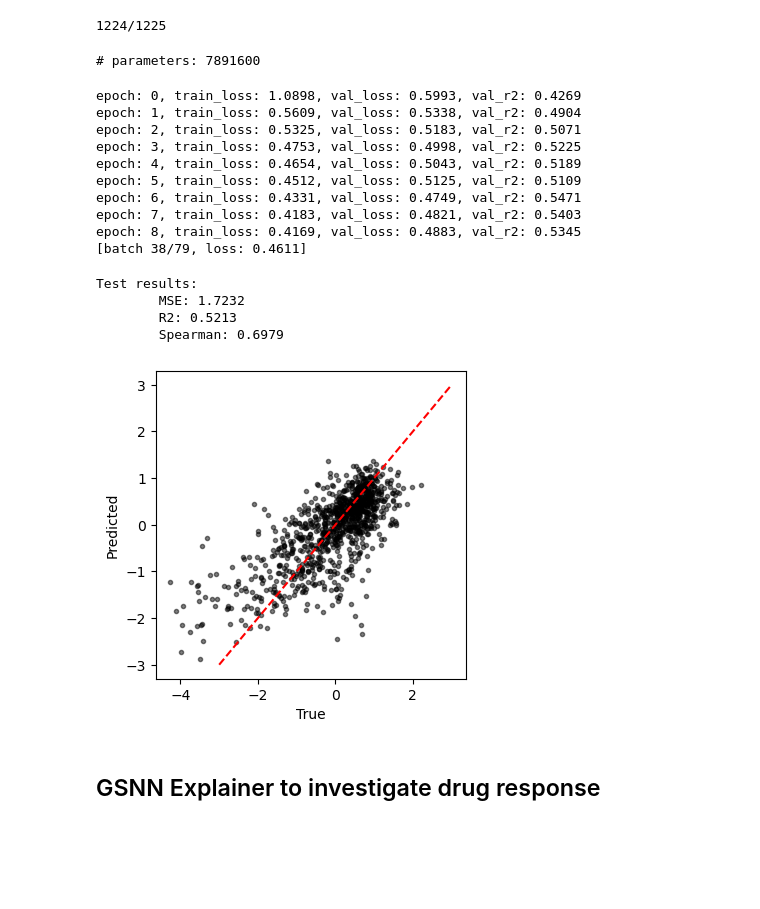
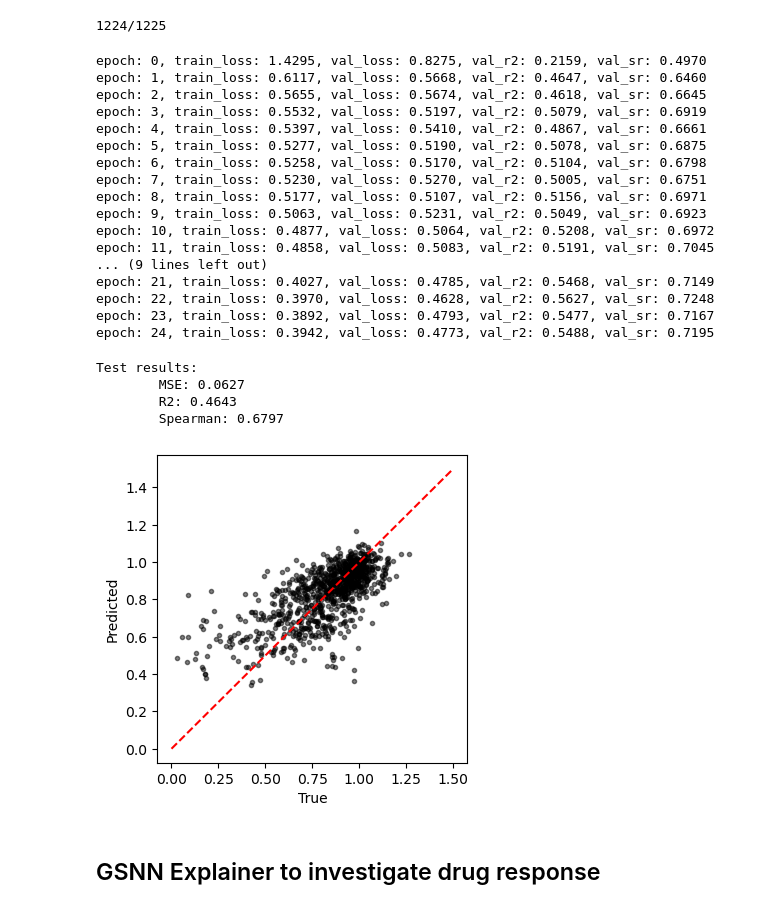
Before and after one commit to nathanieljevans/GSNN, a Jupyter notebook: docs/tutorials/09_drugcell_implementation.ipynb, the cells around one changed output. Drawn from its saved outputs; the diff is of its cells as text; code cells hidden in the pictures; blank space fills up the shorter version.

```diff
--- a/docs/tutorials/09_drugcell_implementation.ipynb
+++ b/docs/tutorials/09_drugcell_implementation.ipynb
@@ -125,21 +125,3 @@ val_loader = torch.utils.data.DataLoader(val_dataset, batch_size=128, shuffle=Fa
-# %%
-x_cell, x_drug, y = next(iter(train_loader))
-# %%
-model = GSNN(edge_index_dict = data.edge_index_dict,
-             node_names_dict = data.node_names_dict,
-             channels = 10,
-             layers = 10,
-             dropout = 0,
-             share_layers = False,
-             add_function_self_edges = True,
-             norm = 'batch',
-             init = 'kaiming',
-             checkpoint = True,
-             residual = True)
-
-print(f'# parameters: {sum(p.numel() for p in model.parameters())}')
-# %% [output]
-# parameters: 7891600
 # %%
 class DrugCell(torch.nn.Module):
 
@@ -165,9 +147,9 @@ class DrugCell(torch.nn.Module):
 gsnn_kwargs = {'edge_index_dict':data.edge_index_dict,
                'node_names_dict':data.node_names_dict,
                'channels':5,
-               'layers':5,
+               'layers':4,
                'dropout':0.05,
-               'share_layers':False,
+               'share_layers':True,
                'add_function_self_edges':True,
                'norm':'batch',
                'init':'kaiming',
@@ -181,13 +163,13 @@ nn_kwargs = {'in_channels':1024,
              'dropout':0.05,
              'nonlin':torch.nn.ELU,
              'out':None,
-             'norm':torch.nn.LayerNorm}
+             'norm':torch.nn.BatchNorm1d}
 
 device = torch.device('cuda' if torch.cuda.is_available() else 'cpu')
 
 model = DrugCell(gsnn_kwargs, nn_kwargs).to(device)
 
-optim = torch.optim.Adam(model.parameters(), lr=1e-3, weight_decay=1e-5)
+optim = torch.optim.AdamW(model.parameters(), lr=1e-3, weight_decay=1e-2)
 crit = torch.nn.MSELoss()
 # %%
 
@@ -213,35 +195,44 @@ for epoch in range(25):
     torch.cuda.empty_cache()
 
     model.eval()
-    val_loss = 0 ; val_r2 = 0
+    val_loss = 0 ; val_r2 = 0 ; val_sr = 0
     with torch.no_grad():
         for x_cell, x_drug, y in val_loader:
             yhat = model(x_cell.to(device), x_drug.to(device))
             loss = crit(yhat.squeeze(), y.to(device))
             val_loss += loss.item()
             val_r2 += r2_score(y.cpu().numpy().ravel(), yhat.cpu().numpy().ravel())
+            val_sr += spearmanr(y.cpu().numpy().ravel(), yhat.cpu().numpy().ravel())[0]
 
     train_loss /= len(train_loader)
     val_loss /= len(val_loader)
     val_r2 /= len(val_loader)
+    val_sr /= len(val_loader)
 
     # update and detach model state dict
     if val_loss < best_loss:
         best_loss = val_loss
         best_state_dict = {k:v.clone().detach().cpu() for k, v in model.state_dict().items()}
 
-    print(f'epoch: {epoch}, train_loss: {train_loss:.4f}, val_loss: {val_loss:.4f}, val_r2: {val_r2:.4f}')
+    print(f'epoch: {epoch}, train_loss: {train_loss:.4f}, val_loss: {val_loss:.4f}, val_r2: {val_r2:.4f}, val_sr: {val_sr:.4f}')
 # %% [output]
-epoch: 0, train_loss: 1.0898, val_loss: 0.5993, val_r2: 0.4269
-epoch: 1, train_loss: 0.5609, val_loss: 0.5338, val_r2: 0.4904
-epoch: 2, train_loss: 0.5325, val_loss: 0.5183, val_r2: 0.5071
-epoch: 3, train_loss: 0.4753, val_loss: 0.4998, val_r2: 0.5225
-epoch: 4, train_loss: 0.4654, val_loss: 0.5043, val_r2: 0.5189
-epoch: 5, train_loss: 0.4512, val_loss: 0.5125, val_r2: 0.5109
-epoch: 6, train_loss: 0.4331, val_loss: 0.4749, val_r2: 0.5471
-epoch: 7, train_loss: 0.4183, val_loss: 0.4821, val_r2: 0.5403
-epoch: 8, train_loss: 0.4169, val_loss: 0.4883, val_r2: 0.5345
-[batch 38/79, loss: 0.4611]
+epoch: 0, train_loss: 1.4295, val_loss: 0.8275, val_r2: 0.2159, val_sr: 0.4970
+epoch: 1, train_loss: 0.6117, val_loss: 0.5668, val_r2: 0.4647, val_sr: 0.6460
+epoch: 2, train_loss: 0.5655, val_loss: 0.5674, val_r2: 0.4618, val_sr: 0.6645
+epoch: 3, train_loss: 0.5532, val_loss: 0.5197, val_r2: 0.5079, val_sr: 0.6919
+epoch: 4, train_loss: 0.5397, val_loss: 0.5410, val_r2: 0.4867, val_sr: 0.6661
+epoch: 5, train_loss: 0.5277, val_loss: 0.5190, val_r2: 0.5078, val_sr: 0.6875
+epoch: 6, train_loss: 0.5258, val_loss: 0.5170, val_r2: 0.5104, val_sr: 0.6798
+epoch: 7, train_loss: 0.5230, val_loss: 0.5270, val_r2: 0.5005, val_sr: 0.6751
+epoch: 8, train_loss: 0.5177, val_loss: 0.5107, val_r2: 0.5156, val_sr: 0.6971
+epoch: 9, train_loss: 0.5063, val_loss: 0.5231, val_r2: 0.5049, val_sr: 0.6923
+epoch: 10, train_loss: 0.4877, val_loss: 0.5064, val_r2: 0.5208, val_sr: 0.6972
+epoch: 11, train_loss: 0.4858, val_loss: 0.5083, val_r2: 0.5191, val_sr: 0.7045
+... (9 lines left out)
+epoch: 21, train_loss: 0.4027, val_loss: 0.4785, val_r2: 0.5468, val_sr: 0.7149
+epoch: 22, train_loss: 0.3970, val_loss: 0.4628, val_r2: 0.5627, val_sr: 0.7248
+epoch: 23, train_loss: 0.3892, val_loss: 0.4793, val_r2: 0.5477, val_sr: 0.7167
+epoch: 24, train_loss: 0.3942, val_loss: 0.4773, val_r2: 0.5488, val_sr: 0.7195
 # %%
 # authors of drugcell report avg spearman corr of 0.8 (5-fold cross-validation)
 # uncertain if the data available on github is the same as the data used in the paper or just a subset/sample; call it "sample training data" in data availability blurb.
@@ -261,6 +252,10 @@ with torch.no_grad():
 y = np.concatenate(ys)
 yhat = np.concatenate(yhats)
 
+# unscale to get back to AUC
+y = y*y_std + y_mu
+yhat = yhat*y_std + y_mu
+
 mse = np.mean((y - yhat)**2)
 r2 = r2_score(y, yhat)
 sr = spearmanr(y, yhat)
@@ -271,18 +266,18 @@ print(f'\tR2: {r2:.4f}')
 print(f'\tSpearman: {sr[0]:.4f}')
 # %% [output]
 Test results:
-        MSE: 1.7232
-        R2: 0.5213
-        Spearman: 0.6979
+        MSE: 0.0627
+        R2: 0.4643
+        Spearman: 0.6797
 # %%
 plt.figure(figsize=(4,4))
 plt.plot(y, yhat, 'k.', alpha=0.5)
-plt.plot([-3, 3], [-3, 3], 'r--')
+plt.plot([0, 1.5], [0, 1.5], 'r--')
 plt.xlabel('True')
 plt.ylabel('Predicted')
 plt.show()
 # %% [output]
-[figure, old version]
+[figure, new version]
 # %% [markdown]
 ## GSNN Explainer to investigate drug response
 # %%
```
Also changed, not shown: parts of 6 cells of this notebook.
